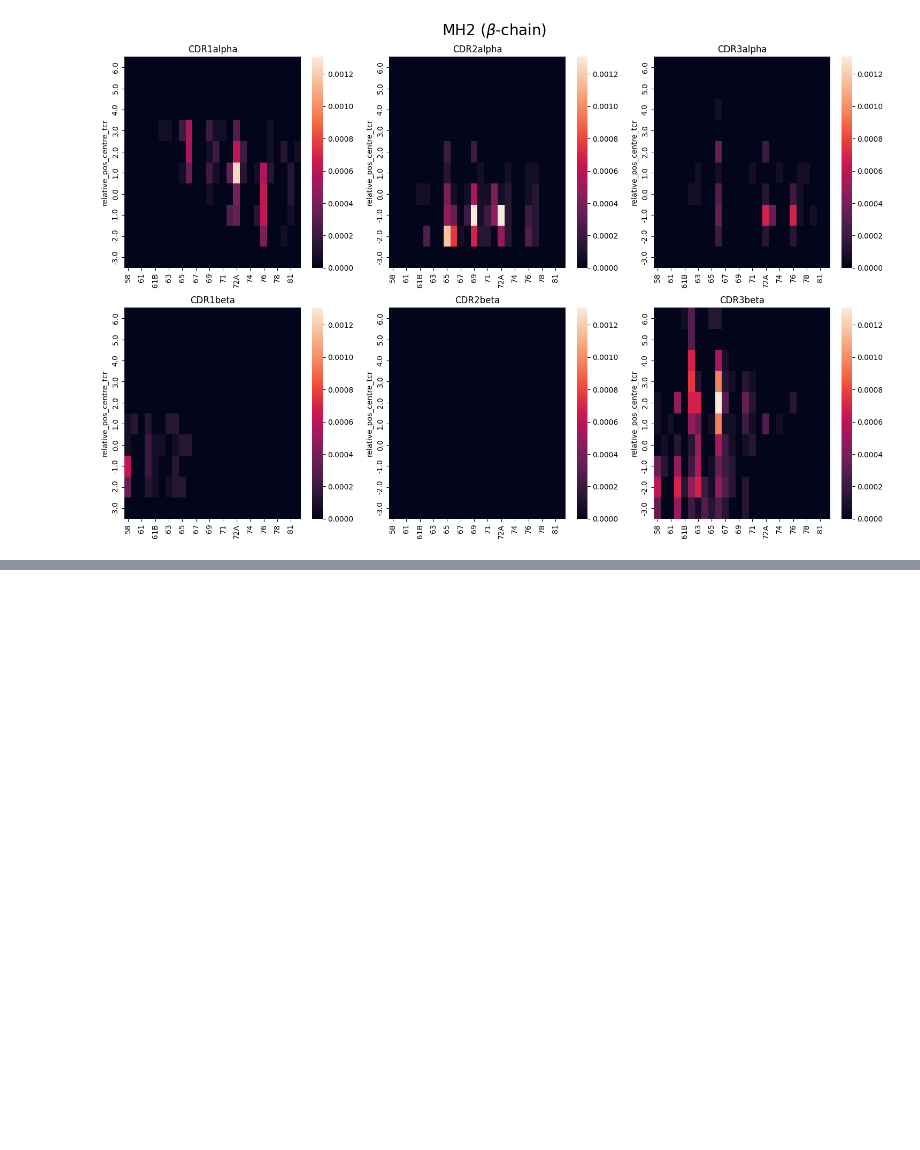
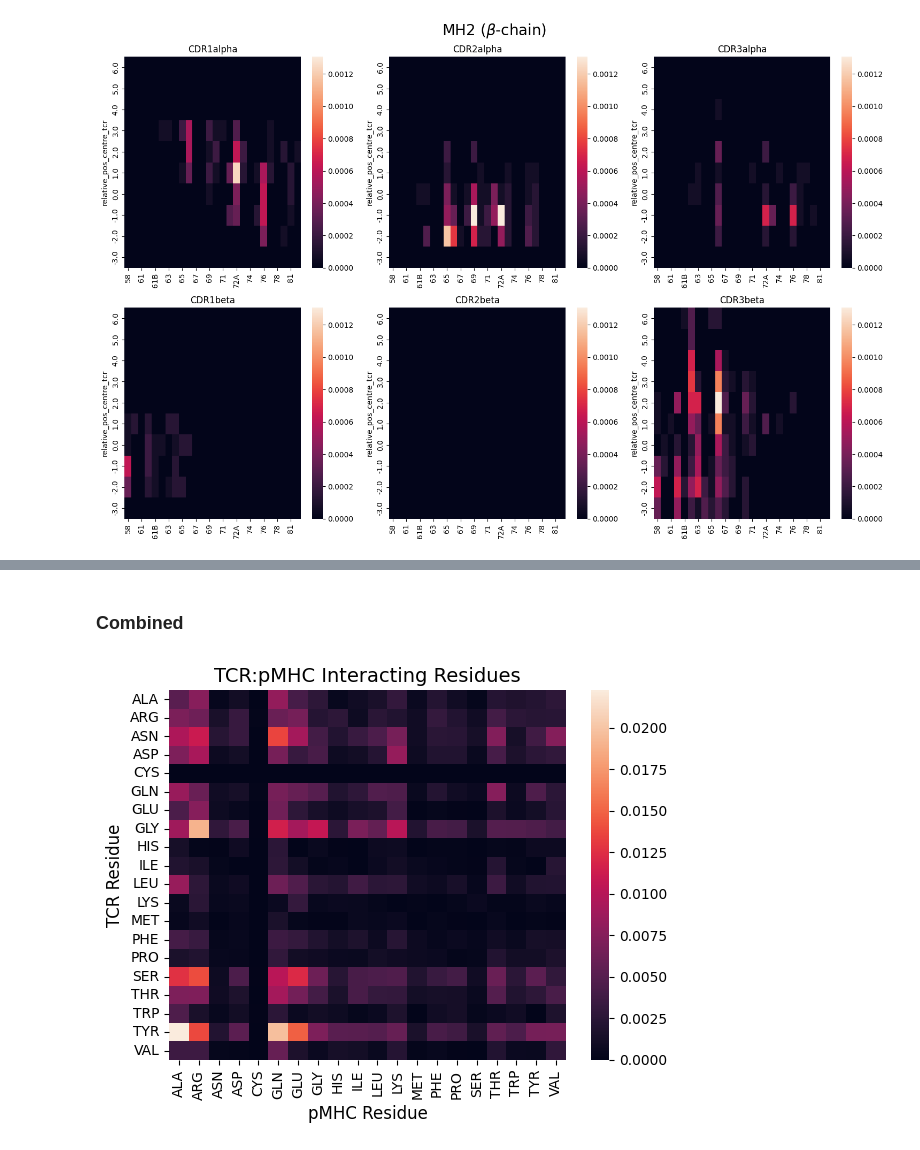
Before and after one commit to benjiemc/tcr-antigen-prediction, a Jupyter notebook: notebooks/visualise_tcr_pmhc_contact_maps.ipynb, the cells around one changed output, grey strips where cells are left out. Saved outputs shown, nothing was run; the diff lists cells and outputs as text; code cells hidden in the pictures; blank space fills up the shorter version.

```diff
--- a/notebooks/visualise_tcr_pmhc_contact_maps.ipynb
+++ b/notebooks/visualise_tcr_pmhc_contact_maps.ipynb
@@ -677,0 +730,26 @@ plt.tight_layout()
+# %% [markdown]
+### Combined
+# %%
+interacting_residue_types_combined = (
+    interacting_residue_types.groupby(
+        ['residue_name_tcr', 'residue_name_pmhc'],
+    )['proportion']
+    .sum()
+    .reset_index()
+)
+# %%
+interacting_residue_types_combined_table = interacting_residue_types_combined.pivot_table(
+    columns='residue_name_pmhc',
+    index='residue_name_tcr',
+    values='proportion',
+).fillna(0.0)
+# %%
+sns.heatmap(interacting_residue_types_combined_table)
+
+plt.title('TCR:pMHC Interacting Residues', fontsize=14)
+plt.ylabel('TCR Residue', fontsize=12)
+plt.xlabel('pMHC Residue', fontsize=12)
+
+plt.show()
+# %% [output]
+[figure, added]
```
Also changed, not shown: parts of 10 cells of this notebook, 5 other files.
